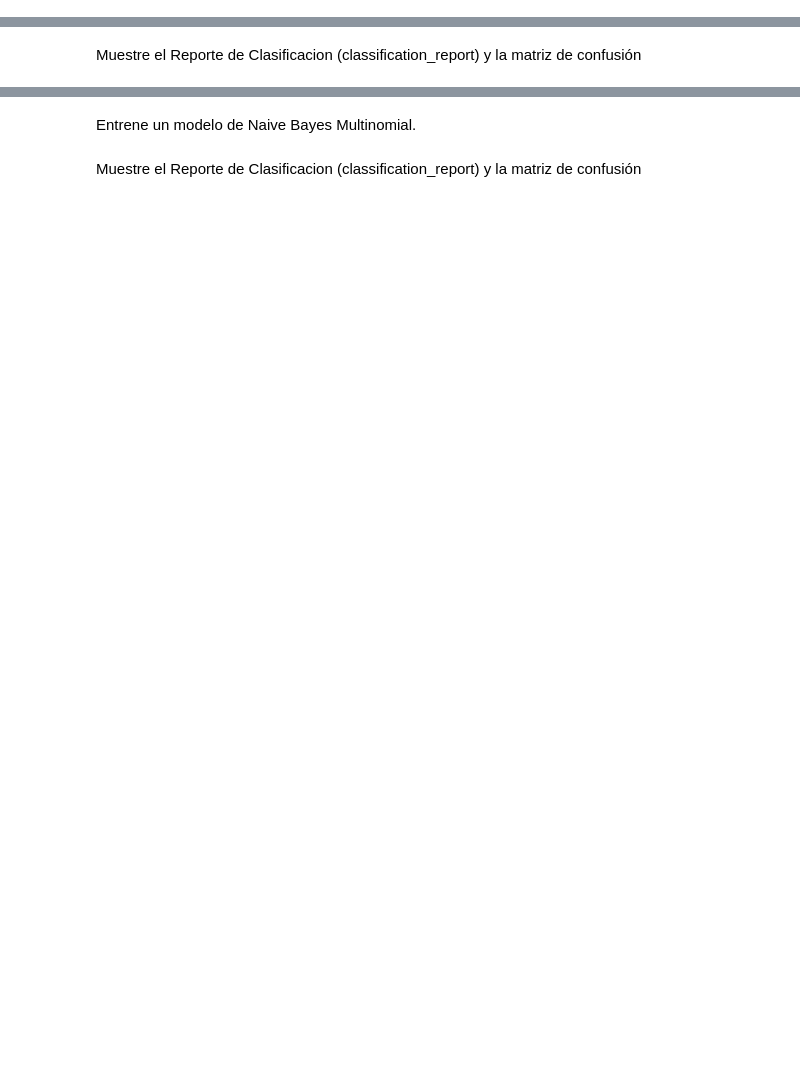
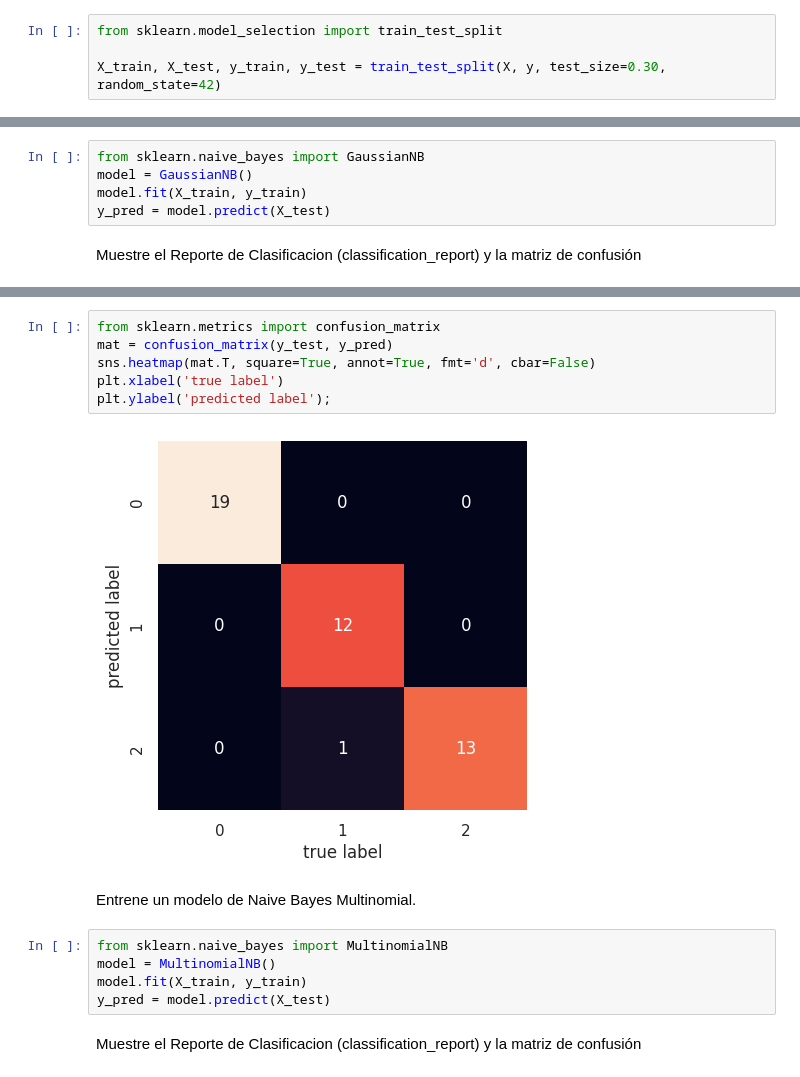
Before and after one commit to BenjaminAleRamosT/MachineLearning, a Jupyter notebook: SL07_Naive_Bayes/SL07_Naive_Bayes.ipynb, the cells around one changed output, grey strips where cells are left out. Drawn from its saved outputs; the diff is of its cells as text; blank space fills up the shorter version.

```diff
--- a/SL07_Naive_Bayes/SL07_Naive_Bayes.ipynb
+++ b/SL07_Naive_Bayes/SL07_Naive_Bayes.ipynb
@@ -285,6 +275,15 @@ array([[5.1, 3.5, 1.4, 0.2],
 # %% [markdown]
 Separe el conjunto de datos en entrenamiento y test (70% entrenamiento y 30% test)
+# %%
+from sklearn.model_selection import train_test_split
+
+X_train, X_test, y_train, y_test = train_test_split(X, y, test_size=0.30, random_state=42)
 # %% [markdown]
 Entrene un modelo de naive bayes gaussiano.
+# %%
+from sklearn.naive_bayes import GaussianNB
+model = GaussianNB()
+model.fit(X_train, y_train)
+y_pred = model.predict(X_test)
 # %% [markdown]
 Muestre el Reporte de Clasificacion (classification_report) y la matriz de confusión
@@ -291,4 +303,17 @@ Muestre el Reporte de Clasificacion (classification_report) y la matriz de confu
+# %%
+from sklearn.metrics import confusion_matrix
+mat = confusion_matrix(y_test, y_pred)
+sns.heatmap(mat.T, square=True, annot=True, fmt='d', cbar=False)
+plt.xlabel('true label')
+plt.ylabel('predicted label');
+# %% [output]
+[figure, added]
 # %% [markdown]
 Entrene un modelo de Naive Bayes Multinomial.
+# %%
+from sklearn.naive_bayes import MultinomialNB
+model = MultinomialNB()
+model.fit(X_train, y_train)
+y_pred = model.predict(X_test)
 # %% [markdown]
 Muestre el Reporte de Clasificacion (classification_report) y la matriz de confusión
```
Also changed, not shown: parts of 9 cells of this notebook.
